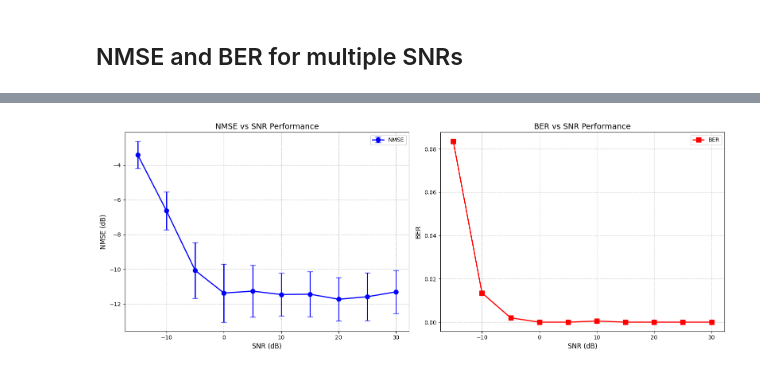
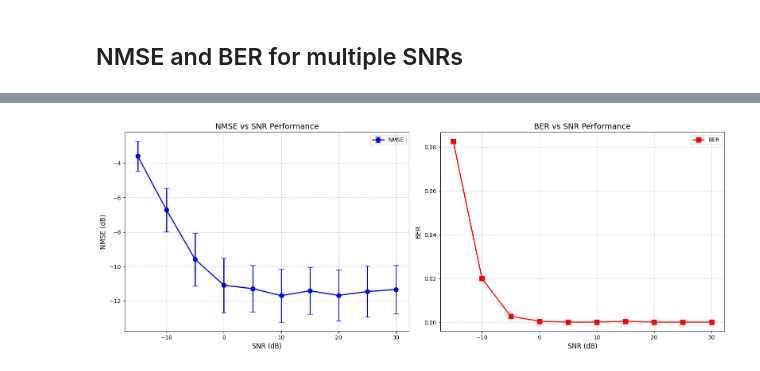
Before and after one commit to NamanGupta-0509/ProbabilisticML, a Jupyter notebook: check/class.ipynb, the cells around one changed output, grey strips where cells are left out. Saved outputs shown, nothing was run; the diff lists cells and outputs as text; code cells hidden in the pictures.

```diff
--- a/check/class.ipynb
+++ b/check/class.ipynb
@@ -373,0 +385,21 @@ NMSE_mean_dict, BER_dict
+# %%
+# Initialize dictionaries to store results
+NMSE_mean_dict = {}
+NMSE_std_dict = {}
+BER_mean_dict = {}
+
+# Process each SNR value
+for snr in snr_ranges:
+    # Read the corresponding CSV file
+    df = pd.read_csv(f'data/results_snr_{snr}dB.csv')
+
+    # Calculate statistics
+    NMSE_mean_dict[snr] = df['nmse'].mean()
+    NMSE_std_dict[snr] = df['nmse'].std()
+    BER_mean_dict[snr] = df['ber'].mean()
+
+# Convert to sorted lists if needed for plotting
+snr_sorted = sorted(NMSE_mean_dict.keys())
+NMSE_means = [NMSE_mean_dict[snr] for snr in snr_sorted]
+NMSE_stds = [NMSE_std_dict[snr] for snr in snr_sorted]
+BER_means = [BER_mean_dict[snr] for snr in snr_sorted]
@@ -374,37 +430,36 @@ NMSE_mean_dict, BER_dict
 # %%
 # Create two subplots
 fig, (ax1, ax2) = plt.subplots(1, 2, figsize=(16, 6))
 
 snr = list(NMSE_mean_dict.keys())
 nmse = list(NMSE_mean_dict.values())
-std_dev = list(NMSE_std_dict.values())  # Get list of standard deviations
-ber = list(BER_dict.values())
+nmse_std = list(NMSE_std_dict.values())
+ber = list(BER_mean_dict.values())
 
 # Plot NMSE with std dev error bars
 ax1.errorbar(snr, nmse,
-             yerr=std_dev,  # Simply use the standard deviation values
+             yerr=nmse_std,
              marker='o', linestyle='-', linewidth=2, markersize=8,
              color='blue', label='NMSE', capsize=5)
 ax1.set_xlabel('SNR (dB)', fontsize=12)
 ax1.set_ylabel('NMSE (dB)', fontsize=12)
 ax1.set_title('NMSE vs SNR Performance', fontsize=14)
 ax1.grid(True, linestyle='--', alpha=0.7)
 ax1.grid(True, which='minor', linestyle=':', alpha=0.4)
 ax1.legend()
 
-# Plot BER (unchanged)
-ax2.plot(snr, ber, marker='s', linestyle='-', linewidth=2, markersize=8,
+# Plot BER without error bars
+ax2.plot(snr, ber,
+         marker='s', linestyle='-', linewidth=2, markersize=8,
          color='red', label='BER')
 ax2.set_xlabel('SNR (dB)', fontsize=12)
 ax2.set_ylabel('BER', fontsize=12)
 ax2.set_title('BER vs SNR Performance', fontsize=14)
 ax2.grid(True, linestyle='--', alpha=0.7)
 ax2.grid(True, which='minor', linestyle=':', alpha=0.4)
 ax2.legend()
 
-# Adjust layout to prevent label cutoff
 plt.tight_layout()
-
 plt.show()
 # %% [output]
-[figure, old version]
+[figure, new version]
```
Also changed, not shown: parts of 16 cells of this notebook.
